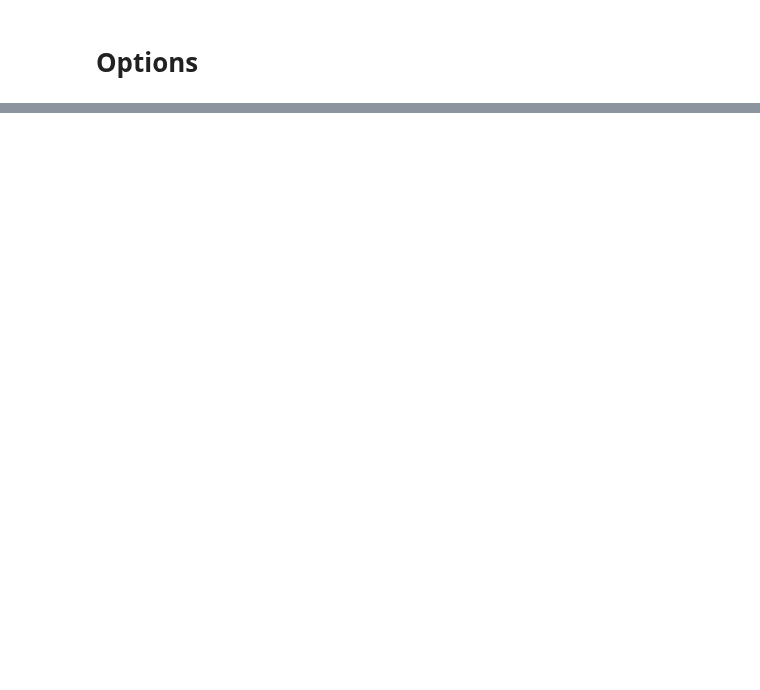
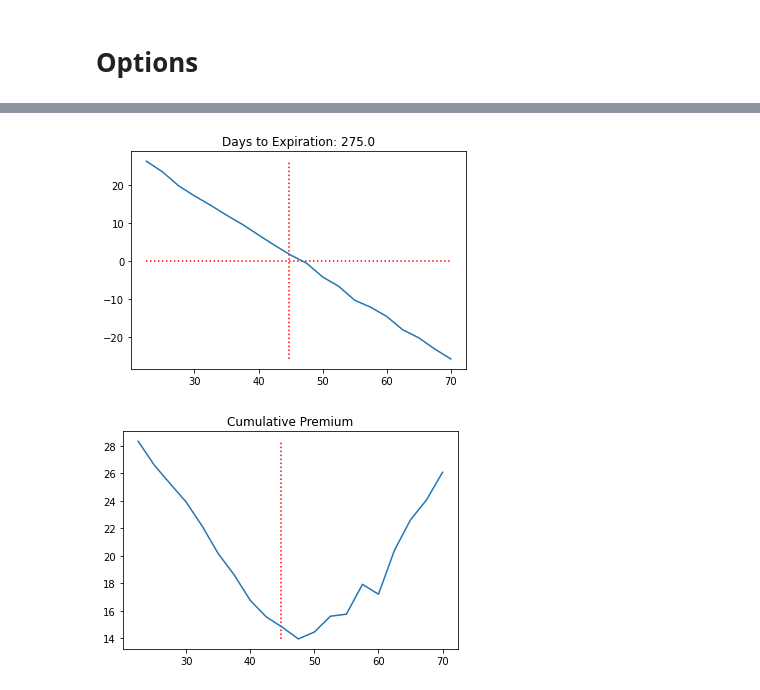
Before and after one commit to rbetzler/fun-times-in-python, a Jupyter notebook: finance/data_science/exploration/20200425_options.ipynb, the cells around one changed output, grey strips where cells are left out. Cells and saved outputs as stored; diff of their text form; code cells hidden in the pictures; blank space fills up the shorter version.

```diff
--- a/finance/data_science/exploration/20200425_options.ipynb
+++ b/finance/data_science/exploration/20200425_options.ipynb
@@ -129,0 +159,15 @@ plt.show()
+# %%
+# call and put cols
+_options = options.copy()
+_options['call_ask'] = _options.apply(lambda x: x['ask'] if x['is_call'] else 0, axis=1)
+_options['put_ask'] = _options.apply(lambda x: x['ask'] if not x['is_call'] else 0, axis=1)
+# %%
+# aggregation
+_groups = ['symbol', 'strike', 'days_to_expiration', 'expiration_date_from_epoch']
+_aggs = {'call_ask': 'max', 'put_ask': 'max'}
+parity = _options.groupby(_groups).agg(_aggs)
+
+parity['forward_ask'] = parity['call_ask'] - parity['put_ask']
+parity['cumulative_premium'] = parity['call_ask'] + parity['put_ask']
+parity = parity.reset_index()
+parity.head()
@@ -129,0 +181,36 @@ plt.show()
+# %%
+_N_EXPIRATION = 11
+_expiration = np.sort(parity['days_to_expiration'].unique())[_N_EXPIRATION]
+_s = parity[parity['days_to_expiration'] == _expiration]
+
+plt.title(f'Days to Expiration: {_expiration}')
+plt.plot(_s['strike'], _s['forward_ask'])
+plt.vlines(
+    stocks['open'],
+    ymin=_s['forward_ask'].min(),
+    ymax=_s['forward_ask'].max(),
+    colors='r',
+    linestyles='dotted'
+)
+plt.hlines(
+    0,
+    xmin=_s['strike'].min(),
+    xmax=_s['strike'].max(),
+    colors='r',
+    linestyles='dotted'
+)
+plt.show()
+
+plt.title('Cumulative Premium')
+plt.plot(_s['strike'], _s['cumulative_premium'])
+plt.vlines(
+    _STOCK_PRICE,
+    ymin=_s['cumulative_premium'].min(),
+    ymax=_s['cumulative_premium'].max(),
+    colors='r',
+    linestyles='dotted'
+)
+plt.show()
+# %% [output]
+[figure, added]
+[figure, added]
```
Also changed, not shown: parts of 12 cells of this notebook, 1 other file.
